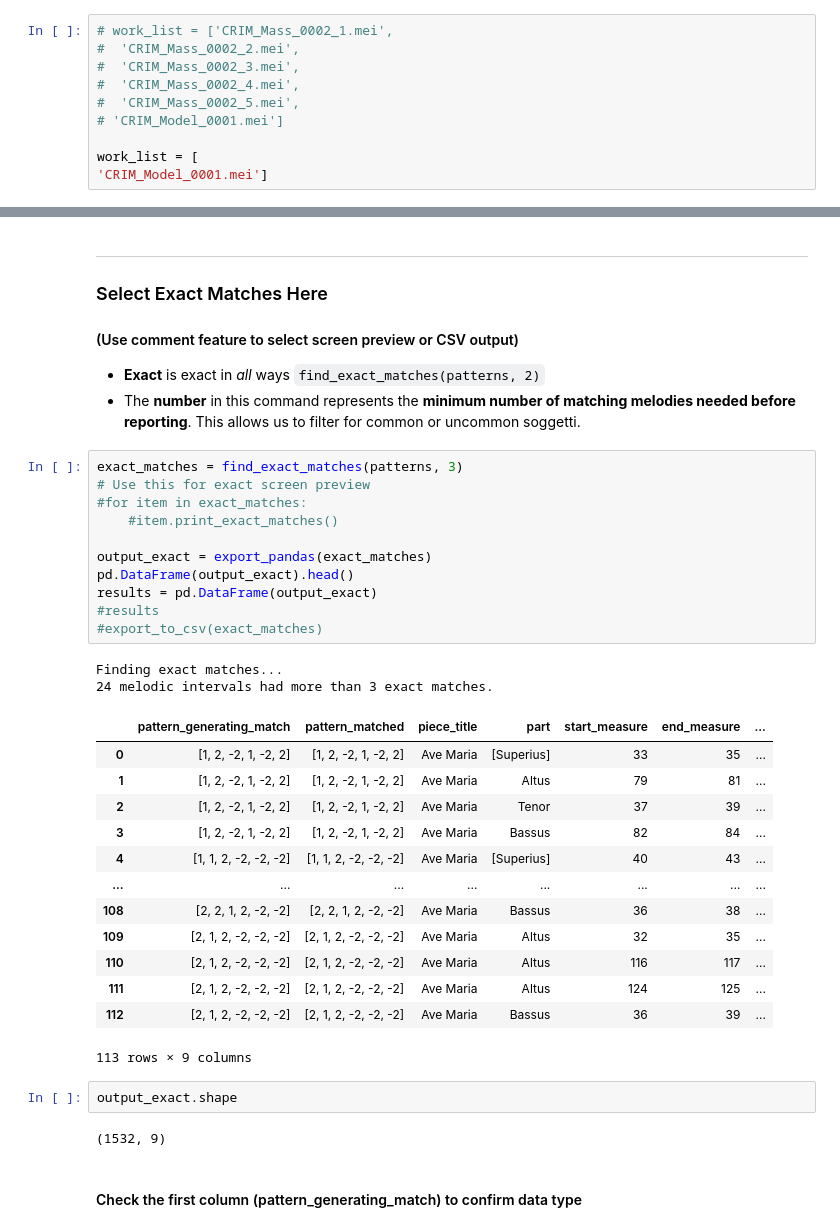
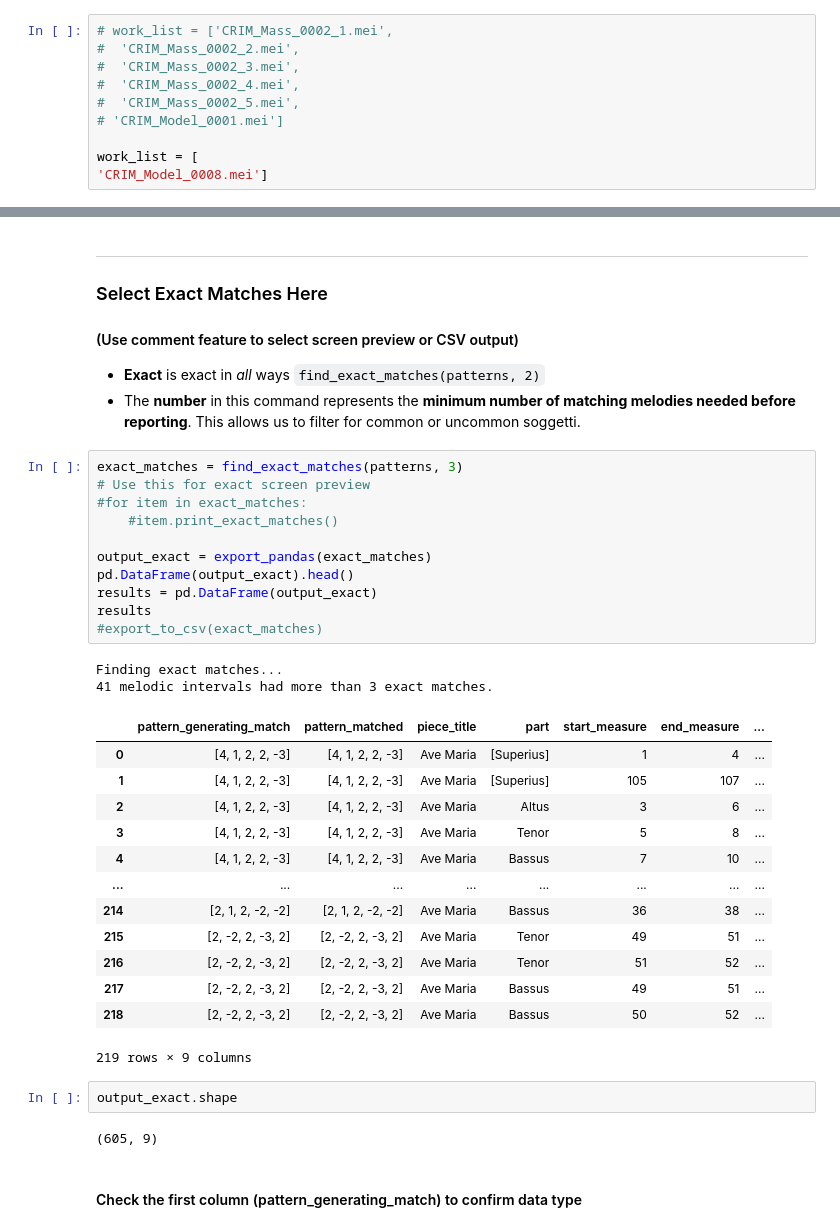
Before and after one commit to RichardFreedman/CRIM-notebooks, a Jupyter notebook: CRIM/CRIM_Intervals_Classify_12_31_20.ipynb, the cells around one changed output, grey strips where cells are left out. Saved outputs shown, nothing was run; the diff lists cells and outputs as text.

Commit message:
update crim NB

```diff
--- a/CRIM/CRIM_Intervals_Classify_12_31_20.ipynb
+++ b/CRIM/CRIM_Intervals_Classify_12_31_20.ipynb
@@ -151,7 +29,7 @@ work_list = ['CRIM_Mass_0001_1.mei',
 # 'CRIM_Model_0001.mei']
 
 work_list = [
-'CRIM_Model_0001.mei']
+'CRIM_Model_0008.mei']
 # %%
 work_list = [el.replace("CRIM_", "https://crimproject.org/mei/MEI_4.0/CRIM_") for el in work_list]
 # %%
@@ -228,34 +106,34 @@ patterns = into_patterns([vectors.generic_intervals], 5)
 # %%
 exact_matches = find_exact_matches(patterns, 3)
 # Use this for exact screen preview
 #for item in exact_matches:
     #item.print_exact_matches()
 
 output_exact = export_pandas(exact_matches)
 pd.DataFrame(output_exact).head()
 results = pd.DataFrame(output_exact)
-#results
+results
 #export_to_csv(exact_matches)
 # %% [output]
 Finding exact matches...
-24 melodic intervals had more than 3 exact matches.
+41 melodic intervals had more than 3 exact matches.
 |  | pattern_generating_match | pattern_matched | piece_title | part | start_measure | end_measure | ... |
-| 0 | [1, 2, -2, 1, -2, 2] | [1, 2, -2, 1, -2, 2] | Ave Maria | [Superius] | 33 | 35 | ... |
-| 1 | [1, 2, -2, 1, -2, 2] | [1, 2, -2, 1, -2, 2] | Ave Maria | Altus | 79 | 81 | ... |
-| 2 | [1, 2, -2, 1, -2, 2] | [1, 2, -2, 1, -2, 2] | Ave Maria | Tenor | 37 | 39 | ... |
-| 3 | [1, 2, -2, 1, -2, 2] | [1, 2, -2, 1, -2, 2] | Ave Maria | Bassus | 82 | 84 | ... |
-| 4 | [1, 1, 2, -2, -2, -2] | [1, 1, 2, -2, -2, -2] | Ave Maria | [Superius] | 40 | 43 | ... |
+| 0 | [4, 1, 2, 2, -3] | [4, 1, 2, 2, -3] | Ave Maria | [Superius] | 1 | 4 | ... |
+| 1 | [4, 1, 2, 2, -3] | [4, 1, 2, 2, -3] | Ave Maria | [Superius] | 105 | 107 | ... |
+| 2 | [4, 1, 2, 2, -3] | [4, 1, 2, 2, -3] | Ave Maria | Altus | 3 | 6 | ... |
+| 3 | [4, 1, 2, 2, -3] | [4, 1, 2, 2, -3] | Ave Maria | Tenor | 5 | 8 | ... |
+| 4 | [4, 1, 2, 2, -3] | [4, 1, 2, 2, -3] | Ave Maria | Bassus | 7 | 10 | ... |
 | ... | ... | ... | ... | ... | ... | ... | ... |
-| 108 | [2, 2, 1, 2, -2, -2] | [2, 2, 1, 2, -2, -2] | Ave Maria | Bassus | 36 | 38 | ... |
-| 109 | [2, 1, 2, -2, -2, -2] | [2, 1, 2, -2, -2, -2] | Ave Maria | Altus | 32 | 35 | ... |
-| 110 | [2, 1, 2, -2, -2, -2] | [2, 1, 2, -2, -2, -2] | Ave Maria | Altus | 116 | 117 | ... |
-| 111 | [2, 1, 2, -2, -2, -2] | [2, 1, 2, -2, -2, -2] | Ave Maria | Altus | 124 | 125 | ... |
-| 112 | [2, 1, 2, -2, -2, -2] | [2, 1, 2, -2, -2, -2] | Ave Maria | Bassus | 36 | 39 | ... |
+| 214 | [2, 1, 2, -2, -2] | [2, 1, 2, -2, -2] | Ave Maria | Bassus | 36 | 38 | ... |
+| 215 | [2, -2, 2, -3, 2] | [2, -2, 2, -3, 2] | Ave Maria | Tenor | 49 | 51 | ... |
+| 216 | [2, -2, 2, -3, 2] | [2, -2, 2, -3, 2] | Ave Maria | Tenor | 51 | 52 | ... |
+| 217 | [2, -2, 2, -3, 2] | [2, -2, 2, -3, 2] | Ave Maria | Bassus | 49 | 51 | ... |
+| 218 | [2, -2, 2, -3, 2] | [2, -2, 2, -3, 2] | Ave Maria | Bassus | 50 | 52 | ... |
-113 rows × 9 columns
+219 rows × 9 columns
 # %%
 output_exact.shape
 # %% [output]
-(1532, 9)
+(605, 9)
 # %% [markdown]
 #### Check the first column (pattern_generating_match) to confirm data type
 # %%
```
Also changed, not shown: parts of 12 cells of this notebook, 1 other file.
